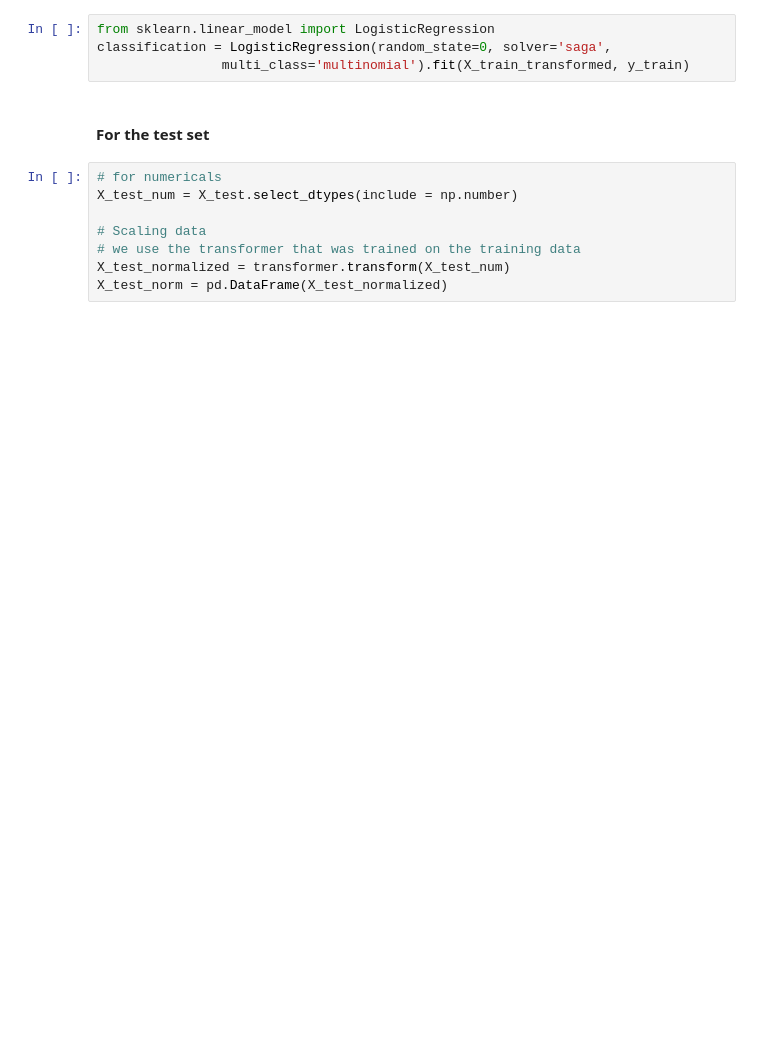
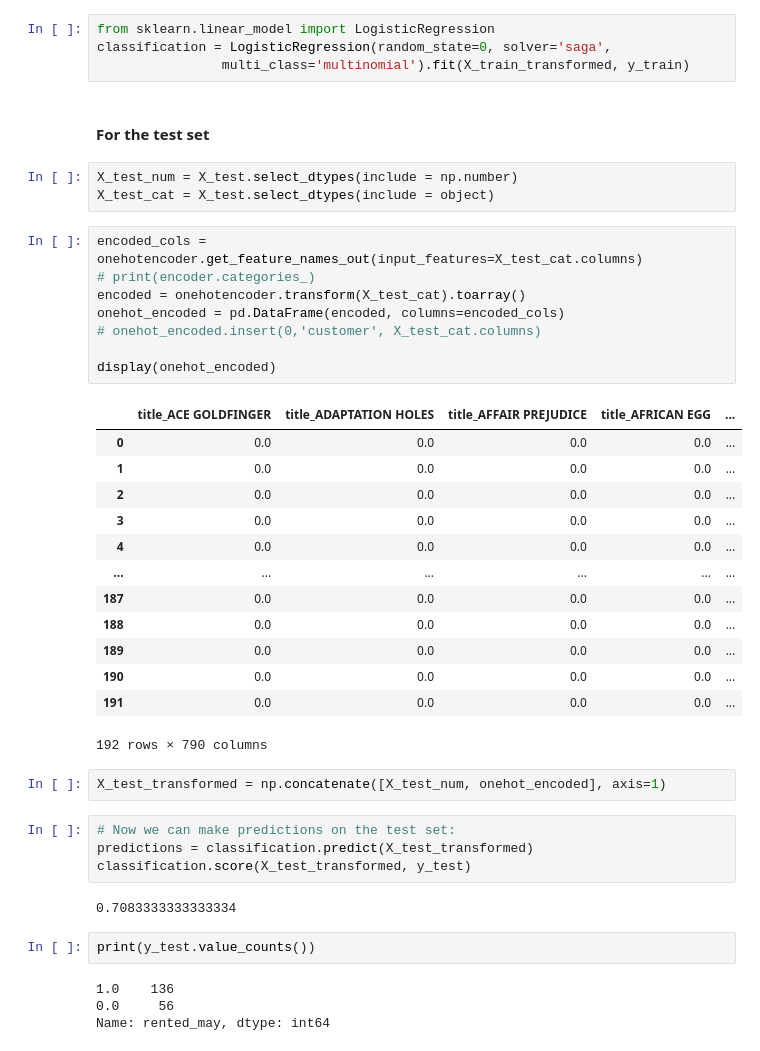
Before and after one commit to SangreNocturna/lab-predictions-logistic-regression, a Jupyter notebook: predictions-logistic-regression.ipynb, the cells around one changed output. Drawn from its saved outputs; the diff is of its cells as text; blank space fills up the shorter version.

```diff
--- a/predictions-logistic-regression.ipynb
+++ b/predictions-logistic-regression.ipynb
@@ -214,11 +228,42 @@ classification = LogisticRegression(random_state=0, solver='saga',
                 multi_class='multinomial').fit(X_train_transformed, y_train)
 # %% [markdown]
 #### For the test set
-# %%
-# for numericals
-X_test_num = X_test.select_dtypes(include = np.number)
-
-# Scaling data
-# we use the transformer that was trained on the training data
-X_test_normalized = transformer.transform(X_test_num)
-X_test_norm = pd.DataFrame(X_test_normalized)
+# %%
+X_test_num = X_test.select_dtypes(include = np.number)
+X_test_cat = X_test.select_dtypes(include = object)
+# %%
+encoded_cols = onehotencoder.get_feature_names_out(input_features=X_test_cat.columns)
+# print(encoder.categories_)
+encoded = onehotencoder.transform(X_test_cat).toarray()
+onehot_encoded = pd.DataFrame(encoded, columns=encoded_cols)
+# onehot_encoded.insert(0,'customer', X_test_cat.columns)
+
+display(onehot_encoded)
+# %% [output]
+|  | title_ACE GOLDFINGER | title_ADAPTATION HOLES | title_AFFAIR PREJUDICE | title_AFRICAN EGG | ... |
+| 0 | 0.0 | 0.0 | 0.0 | 0.0 | ... |
+| 1 | 0.0 | 0.0 | 0.0 | 0.0 | ... |
+| 2 | 0.0 | 0.0 | 0.0 | 0.0 | ... |
+| 3 | 0.0 | 0.0 | 0.0 | 0.0 | ... |
+| 4 | 0.0 | 0.0 | 0.0 | 0.0 | ... |
+| ... | ... | ... | ... | ... | ... |
+| 187 | 0.0 | 0.0 | 0.0 | 0.0 | ... |
+| 188 | 0.0 | 0.0 | 0.0 | 0.0 | ... |
+| 189 | 0.0 | 0.0 | 0.0 | 0.0 | ... |
+| 190 | 0.0 | 0.0 | 0.0 | 0.0 | ... |
+| 191 | 0.0 | 0.0 | 0.0 | 0.0 | ... |
+192 rows × 790 columns
+# %%
+X_test_transformed = np.concatenate([X_test_num, onehot_encoded], axis=1)
+# %%
+# Now we can make predictions on the test set:
+predictions = classification.predict(X_test_transformed)
+classification.score(X_test_transformed, y_test)
+# %% [output]
+0.7083333333333334
+# %%
+print(y_test.value_counts())
+# %% [output]
+1.0    136
+0.0     56
+Name: rented_may, dtype: int64
```
Also changed, not shown: parts of 12 cells of this notebook.
